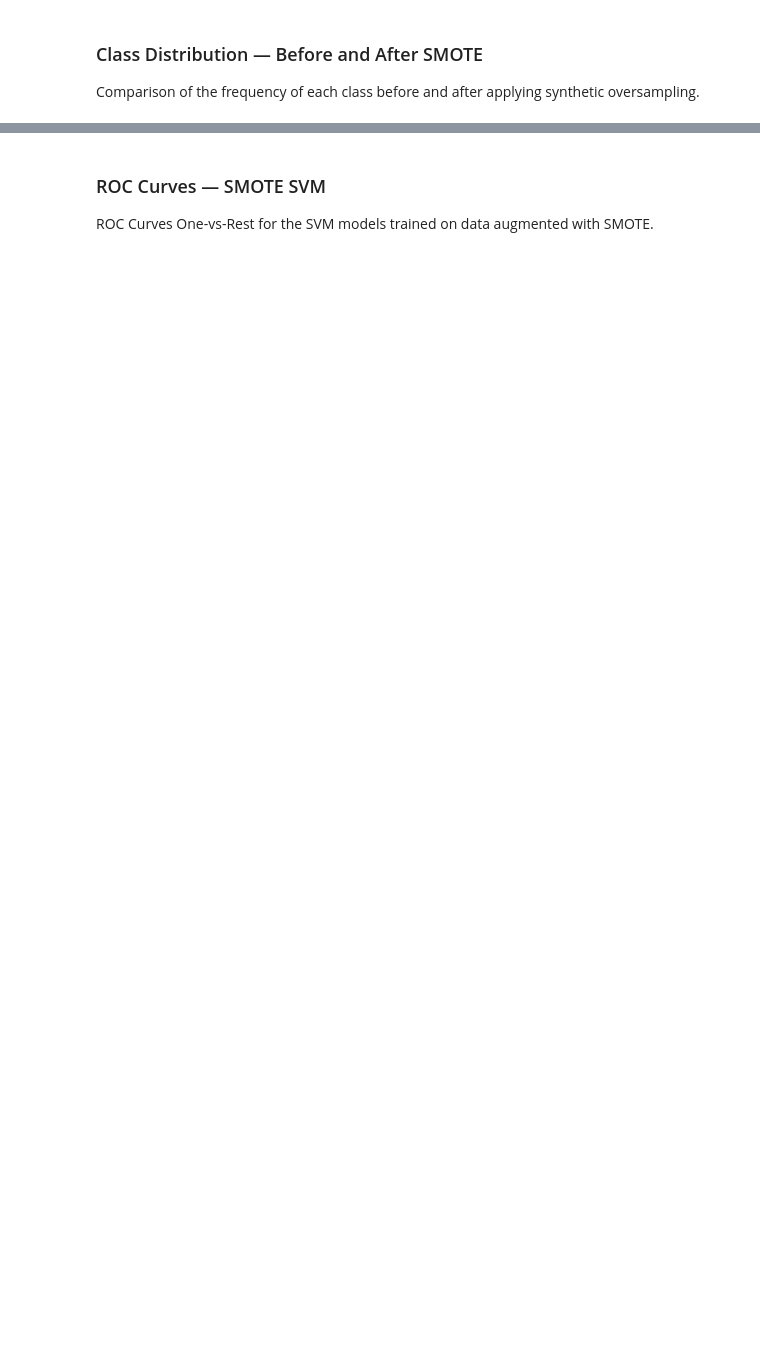
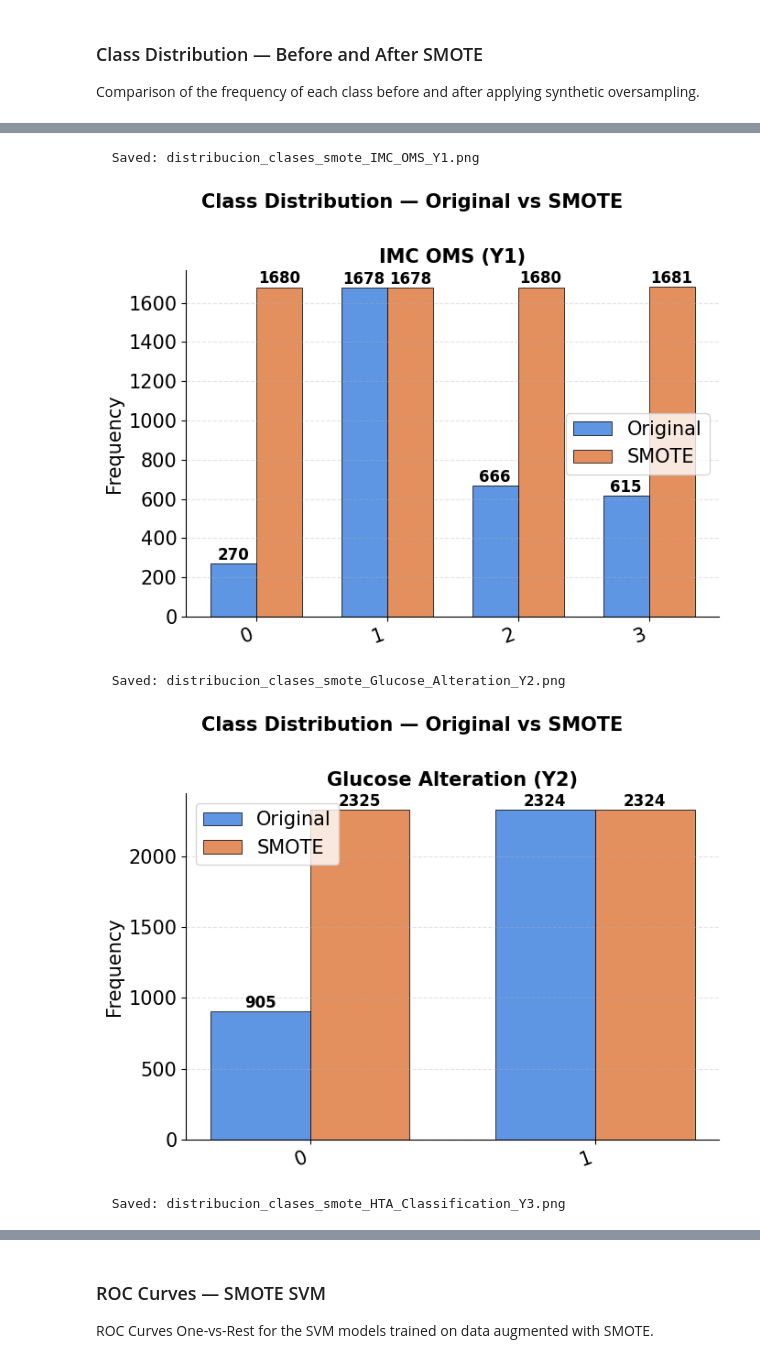
Before and after one commit to LuisCarlosAlvaradoG/Detection_of_Pediatric_Cardiometabolic_Diseases_Using_Machine_Learning_Techniques, a Jupyter notebook: Tecnical_Development.ipynb, the cells around one changed output, grey strips where cells are left out. Saved outputs shown, nothing was run; the diff lists cells and outputs as text; code cells hidden in the pictures; blank space fills up the shorter version.

Commit message:
Image fontsize increased

```diff
--- a/Tecnical_Development.ipynb
+++ b/Tecnical_Development.ipynb
@@ -711,38 +803,45 @@ for y_orig, y_smote, title in pairs:
 
     fig, ax = plt.subplots(figsize=(7, 5))
     fig.suptitle("Class Distribution — Original vs SMOTE",
-                 fontsize=13, fontweight='bold', y=1.02)
+                 fontsize=15, fontweight='bold', y=1.02)
 
     orig_counts  = pd.Series(y_orig).value_counts().sort_index()
     smote_counts = pd.Series(y_smote).value_counts().sort_index()
     all_classes  = sorted(set(orig_counts.index) | set(smote_counts.index))
     orig_vals    = [orig_counts.get(c, 0)  for c in all_classes]
     smote_vals   = [smote_counts.get(c, 0) for c in all_classes]
 
     x  = np.arange(len(all_classes))
     w  = 0.35
     b1 = ax.bar(x - w/2, orig_vals,  w, label='Original', color='#4C8BE2',
                 edgecolor='black', linewidth=0.6, alpha=0.9)
     b2 = ax.bar(x + w/2, smote_vals, w, label='SMOTE',    color='#E2844C',
                 edgecolor='black', linewidth=0.6, alpha=0.9)
 
     ax.set_xticks(x)
     xlabels = [str(c)[:15] for c in all_classes]
-    ax.set_xticklabels(xlabels, rotation=20, ha='right', fontsize=8.5)
-    ax.set_title(title, fontsize=11, fontweight='bold')
-    ax.set_ylabel("Frequency")
-    ax.legend(fontsize=9)
+    ax.set_xticklabels(xlabels, rotation=20, ha='right', fontsize=15)
+    ax.set_title(title, fontsize=15, fontweight='bold')
+    ax.set_ylabel("Frequency", fontsize=15)
+    ax.tick_params(axis='y', labelsize=15)
+    ax.legend(fontsize=15)
     ax.grid(axis='y', linestyle='--', alpha=0.35)
     for spine in ('top', 'right'):
         ax.spines[spine].set_visible(False)
     for bar in list(b1) + list(b2):
         h = bar.get_height()
         if h > 0:
             ax.text(bar.get_x() + bar.get_width() / 2, h + 0.5, str(int(h)),
-                    ha='center', va='bottom', fontsize=7.5)
+                    ha='center', va='bottom', fontsize=12, fontweight='bold')
 
     plt.tight_layout()
     filename = f"distribucion_clases_smote_{title.replace(' ', '_').replace('(', '').replace(')', '')}.png"
     plt.savefig(filename, dpi=150, bbox_inches='tight')
     print(f"  Saved: {filename}")
     plt.show()
+# %% [output]
+  Saved: distribucion_clases_smote_IMC_OMS_Y1.png
+[figure, added]
+  Saved: distribucion_clases_smote_Glucose_Alteration_Y2.png
+[figure, added]
+  Saved: distribucion_clases_smote_HTA_Classification_Y3.png
```
Also changed, not shown: parts of 50 cells of this notebook, 1 other file.
